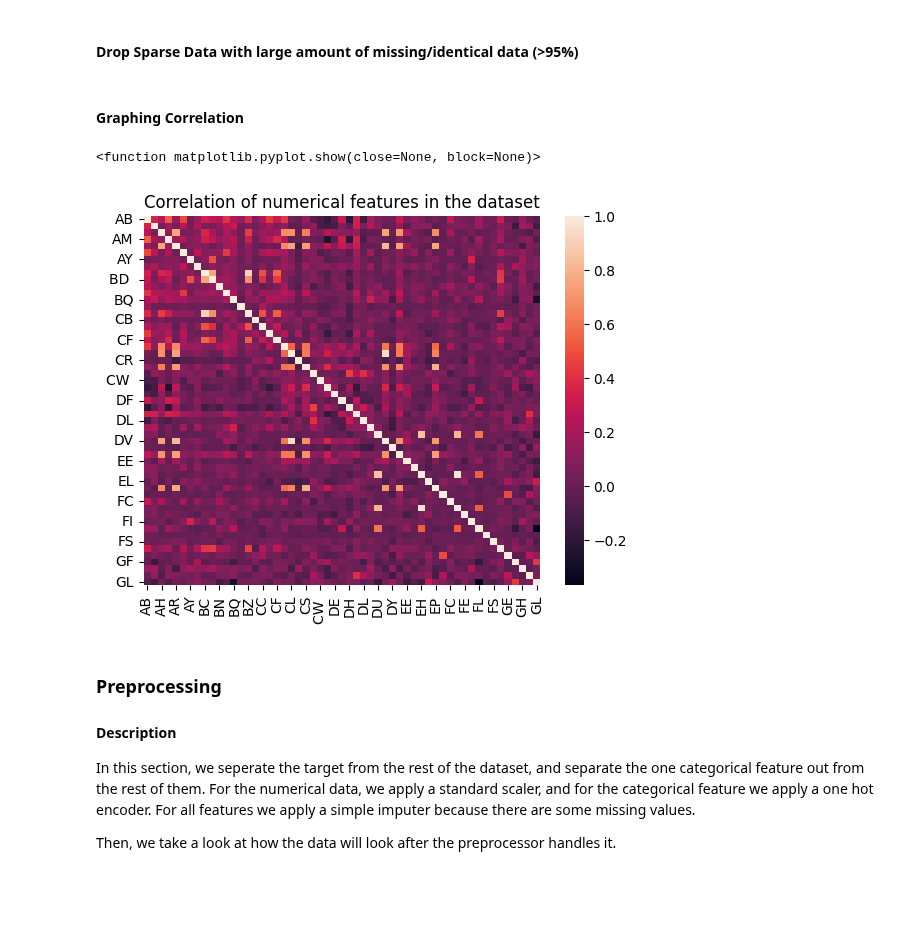
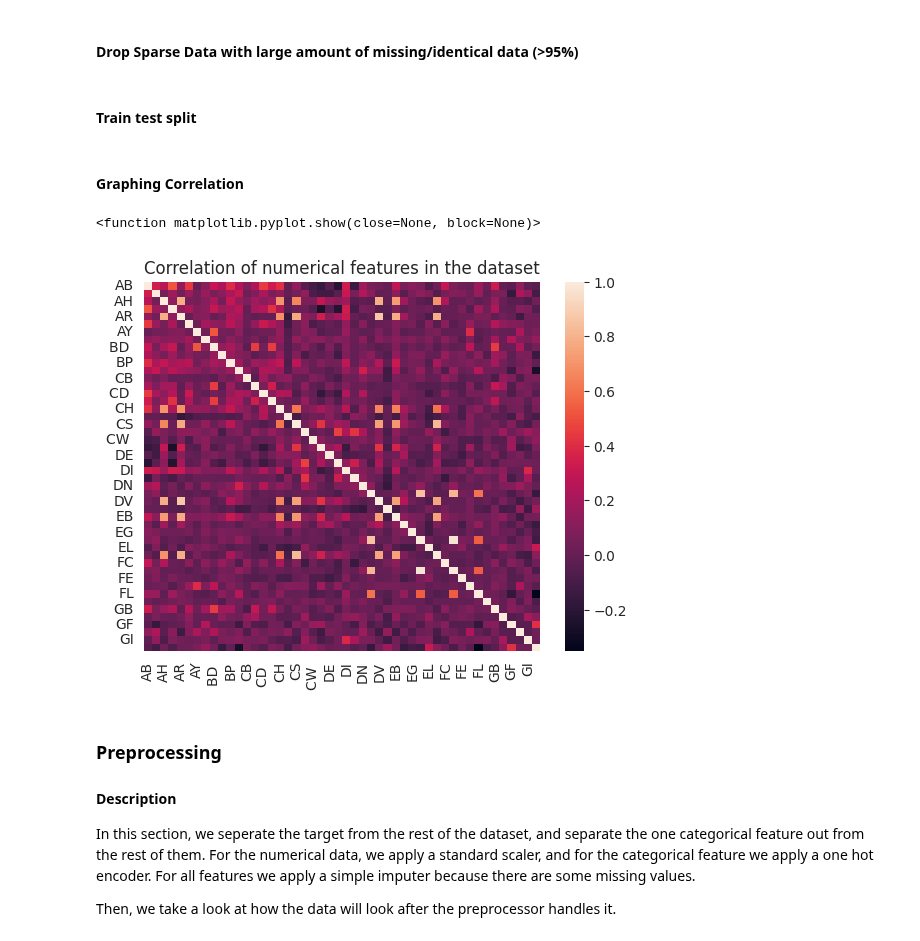
Before and after one commit to greatbabyred/CS4320-Project, a Jupyter notebook: final.ipynb, the cells around one changed output. Saved outputs shown, nothing was run; the diff lists cells and outputs as text; code cells hidden in the pictures; blank space fills up the shorter version.

Commit message:
Implement train-test split

```diff
--- a/final.ipynb
+++ b/final.ipynb
@@ -53,26 +53,32 @@ None
 # %% [markdown]
 #### Drop Sparse Data with large amount of missing/identical data (>95%)
 # %%
-df = df.drop(columns=["BC", "BR", "BZ", "CL", "DF", "EU", "FR"])
+df = df.drop(columns=["BC", "BR", "BZ", "CL", "DF", "EU", "FR"], axis=0)
+# %% [markdown]
+#### Train test split
+# %%
+from sklearn.model_selection import train_test_split
+
+target = df["Class"]
+features = df.drop(columns=["Class"], axis=0)
+
+X_train, X_test, y_train, y_test = train_test_split(features, target, test_size=0.2, random_state=400)
 # %% [markdown]
 #### Graphing Correlation
 # %%
 import seaborn as sns
 
-num_features = df[['AB', 'AF', 'AH', 'AM', 'AR', 'AX', 'AY', 'AZ', 'BC', 'BD ', 'BN', 'BP',
-       'BQ', 'BR', 'BZ', 'CB', 'CC', 'CD ', 'CF', 'CH', 'CL', 'CR', 'CS', 'CU',
-       'CW ', 'DA', 'DE', 'DF', 'DH', 'DI', 'DL', 'DN', 'DU', 'DV', 'DY', 'EB',
-       'EE', 'EG', 'EH', 'EJ', 'EL', 'EP', 'EU', 'FC', 'FD ', 'FE', 'FI', 'FL',
-       'FR', 'FS', 'GB', 'GE', 'GF', 'GH', 'GI', 'GL']]
+categorical_features = ['EJ']
+numerical_features = [col for col in X_train.columns if col != 'EJ']
 
-correlation_matrix = num_features.corr(numeric_only=True)
-plt.title("Correlation of numerical features in the dataset")J
+correlation_matrix = X_train.corr(numeric_only=True)
+plt.title("Correlation of numerical features in the dataset")
 
 sns.heatmap(correlation_matrix)
 plt.show
 # %% [output]
 <function matplotlib.pyplot.show(close=None, block=None)>
-[figure, old version]
+[figure, new version]
 # %% [markdown]
 ### Preprocessing
 
```
Also changed, not shown: parts of 6 cells of this notebook.
